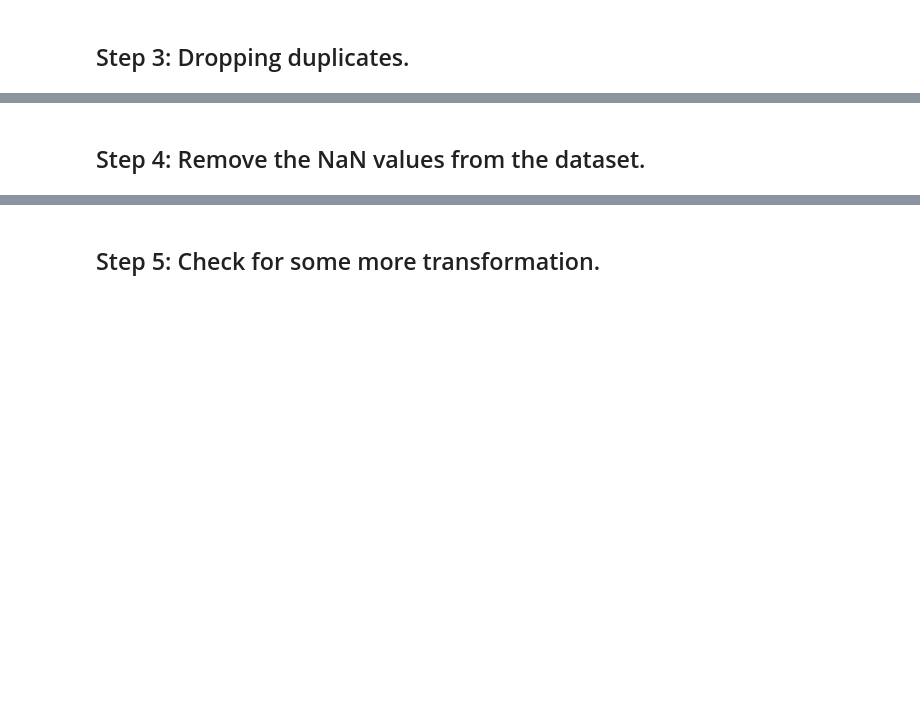
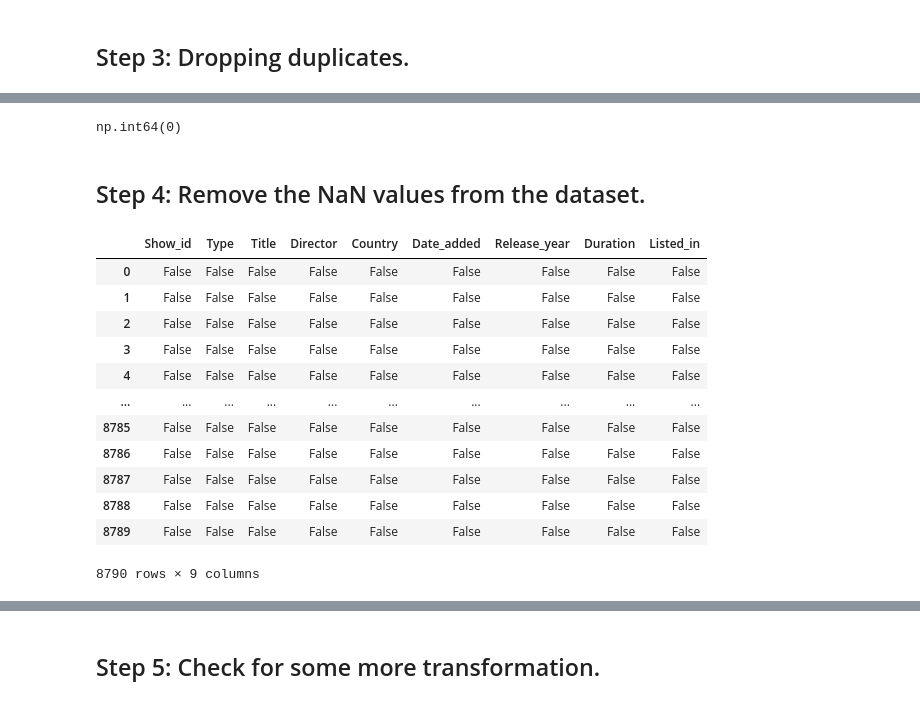
Before and after one commit to nandu26m/data-analytics-projects, a Jupyter notebook: netflix-data-analytics-project/netflix-data-analytics-project.ipynb, the cells around one changed output, grey strips where cells are left out. Cells and saved outputs as stored; diff of their text form; code cells hidden in the pictures; blank space fills up the shorter version.

```diff
--- a/netflix-data-analytics-project/netflix-data-analytics-project.ipynb
+++ b/netflix-data-analytics-project/netflix-data-analytics-project.ipynb
@@ -105,2 +122,25 @@ Index(['Show_id', 'Type', 'Title', 'Director', 'Country', 'Date_added',
+# %%
+data.duplicated().sum() # the output is "0". which menas there is no duplicate values.
+# %% [output]
+np.int64(0)
+# %%
+# For cleaning duplicates, If there is any
+data.drop_duplicates(inplace=True)
 # %% [markdown]
 ## Step 4: Remove the NaN values from the dataset.
+# %%
+data.isna()
+# %% [output]
+|  | Show_id | Type | Title | Director | Country | Date_added | Release_year | Duration | Listed_in |
+| 0 | False | False | False | False | False | False | False | False | False |
+| 1 | False | False | False | False | False | False | False | False | False |
+| 2 | False | False | False | False | False | False | False | False | False |
+| 3 | False | False | False | False | False | False | False | False | False |
+| 4 | False | False | False | False | False | False | False | False | False |
+| ... | ... | ... | ... | ... | ... | ... | ... | ... | ... |
+| 8785 | False | False | False | False | False | False | False | False | False |
+| 8786 | False | False | False | False | False | False | False | False | False |
+| 8787 | False | False | False | False | False | False | False | False | False |
+| 8788 | False | False | False | False | False | False | False | False | False |
+| 8789 | False | False | False | False | False | False | False | False | False |
+8790 rows × 9 columns
```
Also changed, not shown: parts of 12 cells of this notebook.
